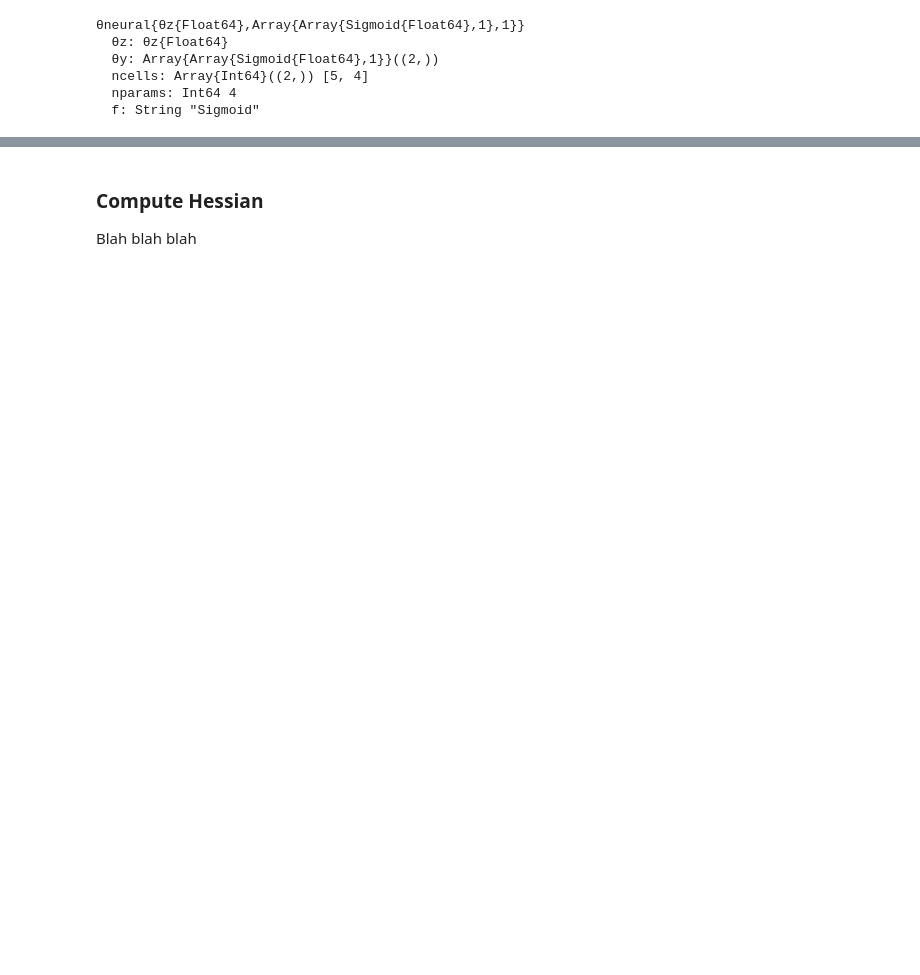
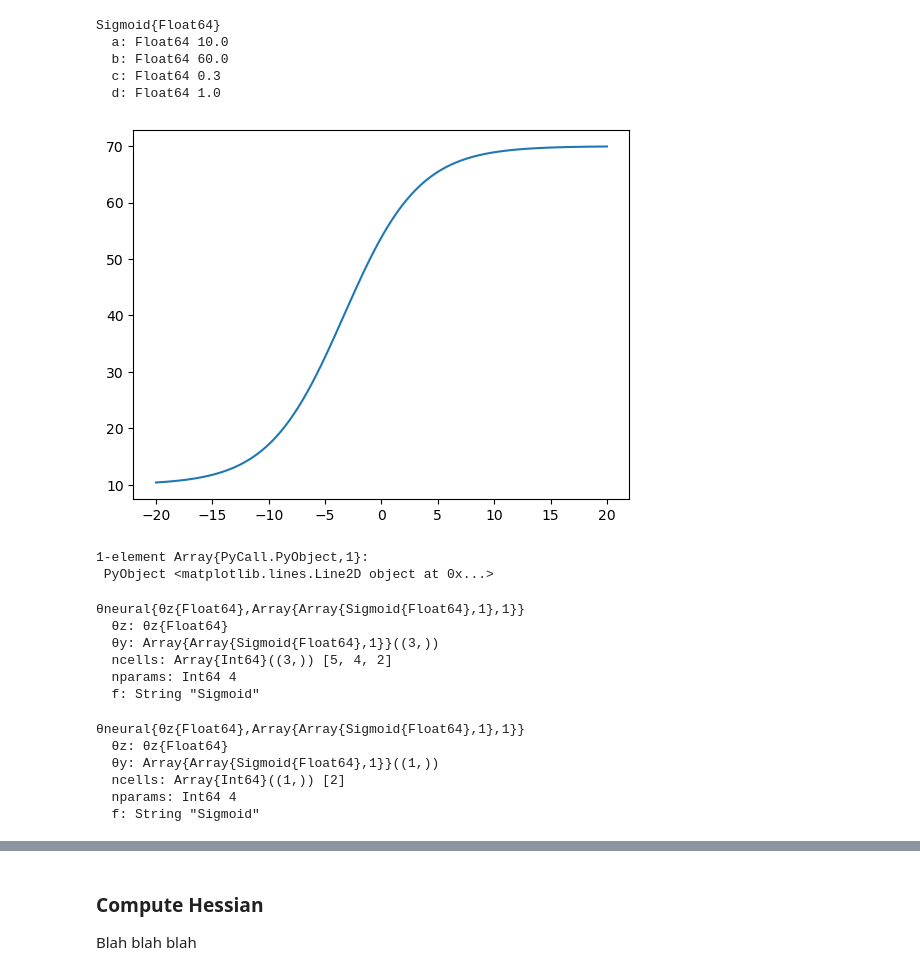
Before and after one commit to Brody-Lab/PulseInputDDM.jl, a Jupyter notebook: examples/recover_neural_model_converge-v2.ipynb, the cells around one changed output, grey strips where cells are left out. Drawn from its saved outputs; the diff is of its cells as text; code cells hidden in the pictures; blank space fills up the shorter version.

```diff
--- a/examples/recover_neural_model_converge-v2.ipynb
+++ b/examples/recover_neural_model_converge-v2.ipynb
@@ -11,15 +6,44 @@ WARNING: Method definition vec(Number) in module FiniteDiff at /usr/people/brian
+# %%
+θy = Sigmoid(10.,60.,0.3,1.)
+# %% [output]
+Sigmoid{Float64}
+  a: Float64 10.0
+  b: Float64 60.0
+  c: Float64 0.3
+  d: Float64 1.0
+# %%
+using PyPlot
+plot(collect(-20.:0.1:20.), θy.(collect(-20.:0.1:20.), 0.))
+# %% [output]
+[figure, added]
+1-element Array{PyCall.PyObject,1}:
+ PyObject <matplotlib.lines.Line2D object at 0x...>
 # %%
-f, ncells, ntrials, nparams = "Sigmoid", [5,4], [300,400], 4
+f, ncells, ntrials, nparams = "Sigmoid", [5,4,2], [300,400,500], 4
 
-θ_syn = θneural(θz = θz(σ2_i = 0.5, B = 40., λ = -0.5, σ2_a = 50., σ2_s = 0.1,
+θ_syn = θneural(θz = θz(σ2_i = 0.5, B = 20., λ = -0.5, σ2_a = 10., σ2_s = 0.1,
     ϕ = 0.6, τ_ϕ =  0.02),
-    θy=[[Sigmoid(10.,60.,0.05*rand([-1,1]),0.) for n in 1:N] for N in ncells], ncells=ncells,
+    θy=[[Sigmoid(10., 60., 0.3*rand([-1,1]), rand([-1.,1.])) for n in 1:N] for N in ncells], ncells=ncells,
     nparams=nparams, f=f)
 # %% [output]
 θneural{θz{Float64},Array{Array{Sigmoid{Float64},1},1}}
   θz: θz{Float64}
-  θy: Array{Array{Sigmoid{Float64},1}}((2,))
-  ncells: Array{Int64}((2,)) [5, 4]
+  θy: Array{Array{Sigmoid{Float64},1}}((3,))
+  ncells: Array{Int64}((3,)) [5, 4, 2]
   nparams: Int64 4
   f: String "Sigmoid"
+# %%
+f, ncells, ntrials, nparams = "Sigmoid", [2], [5_000], 4
+
+θ_syn = θneural(θz = θz(σ2_i = 0.5, B = 20., λ = -0.5, σ2_a = 10., σ2_s = 0.1,
+    ϕ = 0.6, τ_ϕ =  0.02),
+    θy=[[Sigmoid(10., 60., 0.3*rand([-1,1]), rand([-1.,1.])) for n in 1:N] for N in ncells], ncells=ncells,
+    nparams=nparams, f=f)
+# %% [output]
+θneural{θz{Float64},Array{Array{Sigmoid{Float64},1},1}}
+  θz: θz{Float64}
+  θy: Array{Array{Sigmoid{Float64},1}}((1,))
+  ncells: Array{Int64}((1,)) [2]
+  nparams: Int64 4
+  f: String "Sigmoid"
 # %%
```
Also changed, not shown: parts of 11 cells of this notebook, 1 other file.
